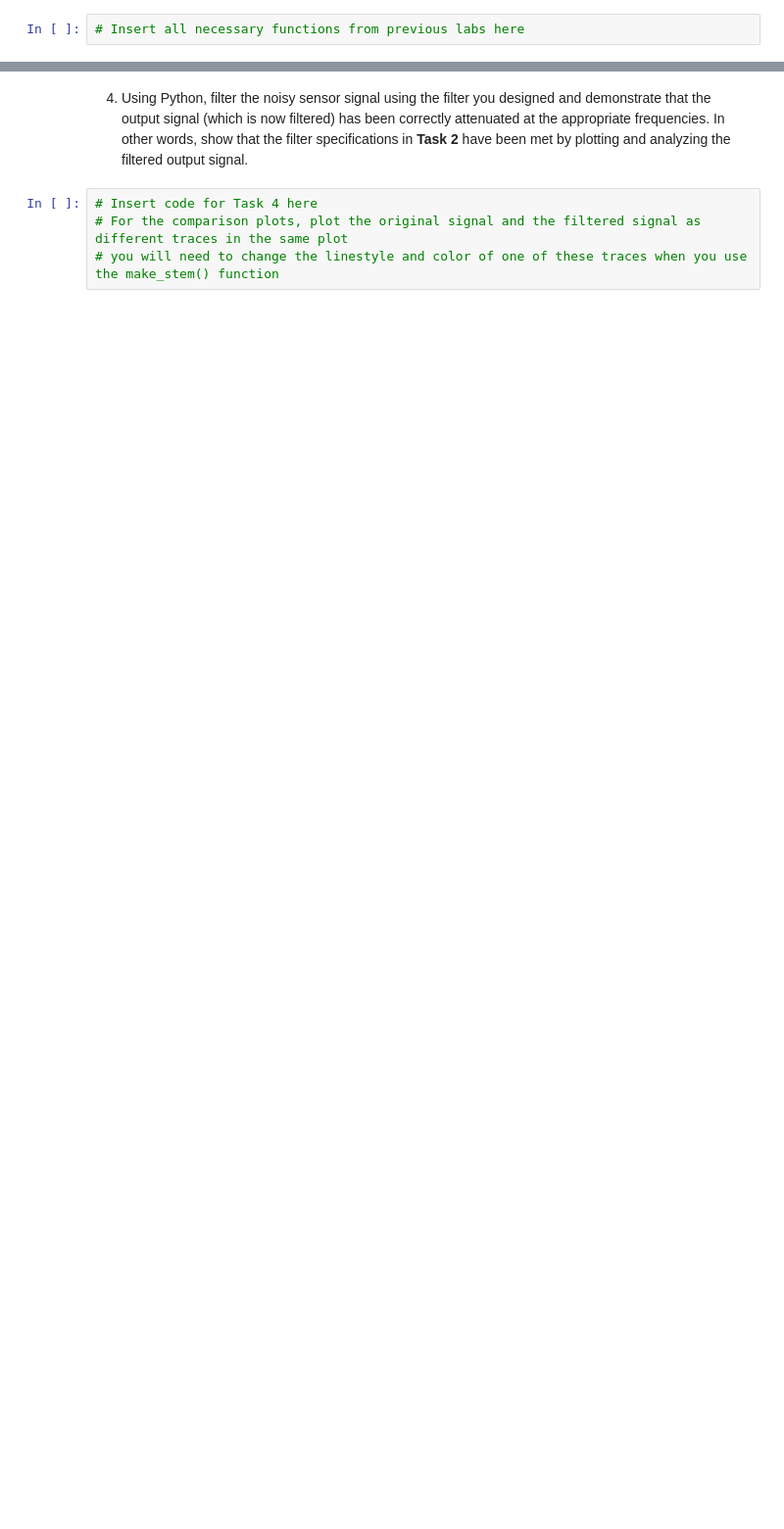
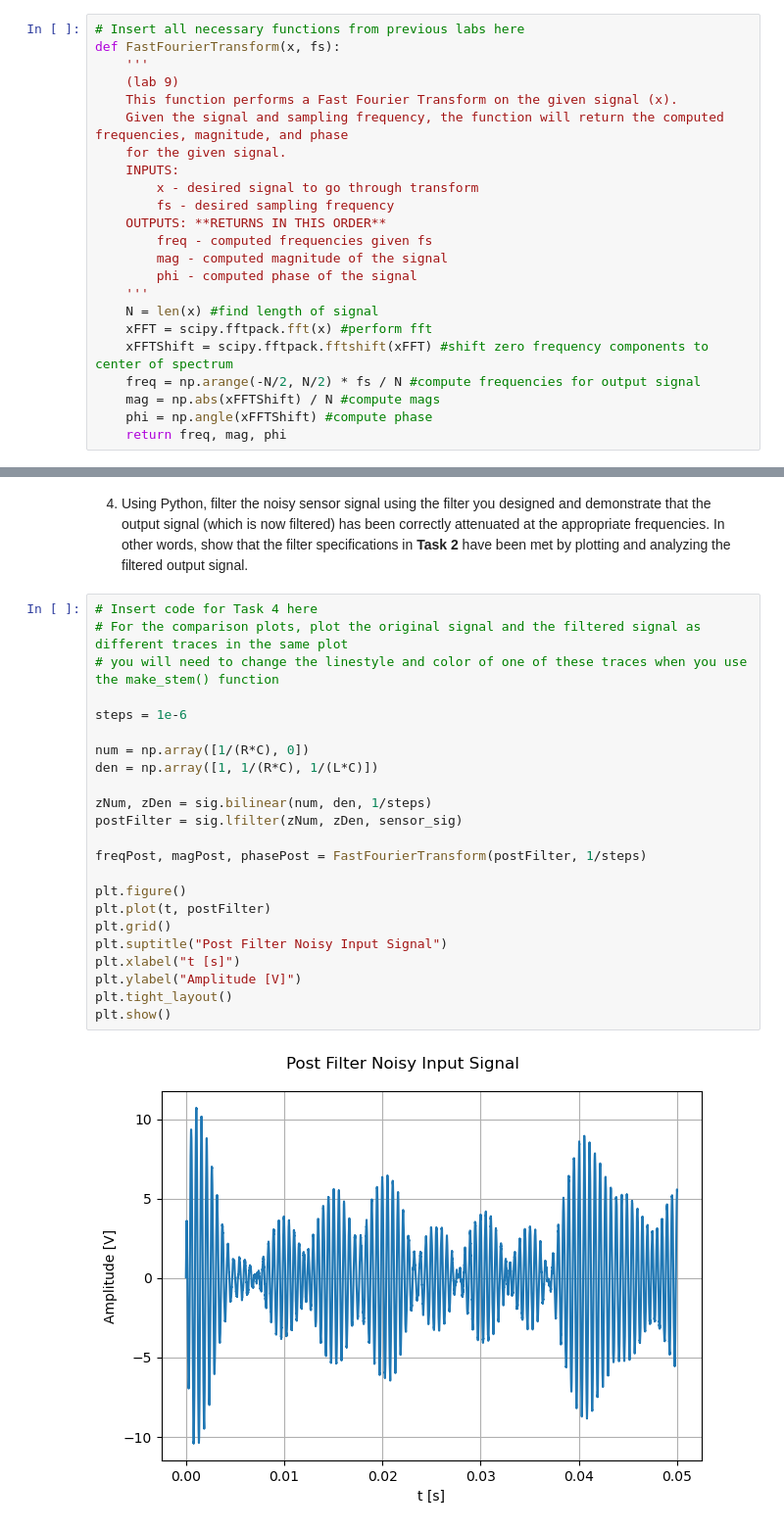
Before and after one commit to LauraMoler/ECE351_Code, a Jupyter notebook: Moler_Laura_ECE_351_Lab_12_Code.ipynb, the cells around one changed output, grey strips where cells are left out. Shown at 98% size. Cells and saved outputs as stored; diff of their text form; blank space fills up the shorter version.

```diff
--- a/Moler_Laura_ECE_351_Lab_12_Code.ipynb
+++ b/Moler_Laura_ECE_351_Lab_12_Code.ipynb
@@ -88,5 +96,26 @@ For each of the above examples, we are able to format plots as usual, using the
 # %%
 # Insert all necessary functions from previous labs here
+def FastFourierTransform(x, fs):
+    '''
+    (lab 9)
+    This function performs a Fast Fourier Transform on the given signal (x).
+    Given the signal and sampling frequency, the function will return the computed frequencies, magnitude, and phase
+    for the given signal.
+    INPUTS:
+        x - desired signal to go through transform
+        fs - desired sampling frequency
+    OUTPUTS: **RETURNS IN THIS ORDER**
+        freq - computed frequencies given fs
+        mag - computed magnitude of the signal
+        phi - computed phase of the signal
+    '''
+    N = len(x) #find length of signal
+    xFFT = scipy.fftpack.fft(x) #perform fft
+    xFFTShift = scipy.fftpack.fftshift(xFFT) #shift zero frequency components to center of spectrum
+    freq = np.arange(-N/2, N/2) * fs / N #compute frequencies for output signal
+    mag = np.abs(xFFTShift) / N #compute mags
+    phi = np.angle(xFFTShift) #compute phase
+    return freq, mag, phi
 # %%
 # Insert code for Task 1 here
 # There should be 4 plots in this task
@@ -109,4 +237,25 @@ Insert your circuit schematic, labeled correctly here. *Note: turn in the image
 # %%
 # Insert code for Task 4 here
 # For the comparison plots, plot the original signal and the filtered signal as different traces in the same plot
 # you will need to change the linestyle and color of one of these traces when you use the make_stem() function
+
+steps = 1e-6
+
+num = np.array([1/(R*C), 0])
+den = np.array([1, 1/(R*C), 1/(L*C)])
+
+zNum, zDen = sig.bilinear(num, den, 1/steps)
+postFilter = sig.lfilter(zNum, zDen, sensor_sig)
+
+freqPost, magPost, phasePost = FastFourierTransform(postFilter, 1/steps)
+
+plt.figure()
+plt.plot(t, postFilter)
+plt.grid()
+plt.suptitle("Post Filter Noisy Input Signal")
+plt.xlabel("t [s]")
+plt.ylabel("Amplitude [V]")
+plt.tight_layout()
+plt.show()
+# %% [output]
+[figure, added]
```
Also changed, not shown: parts of 7 cells of this notebook, 1 other file.
